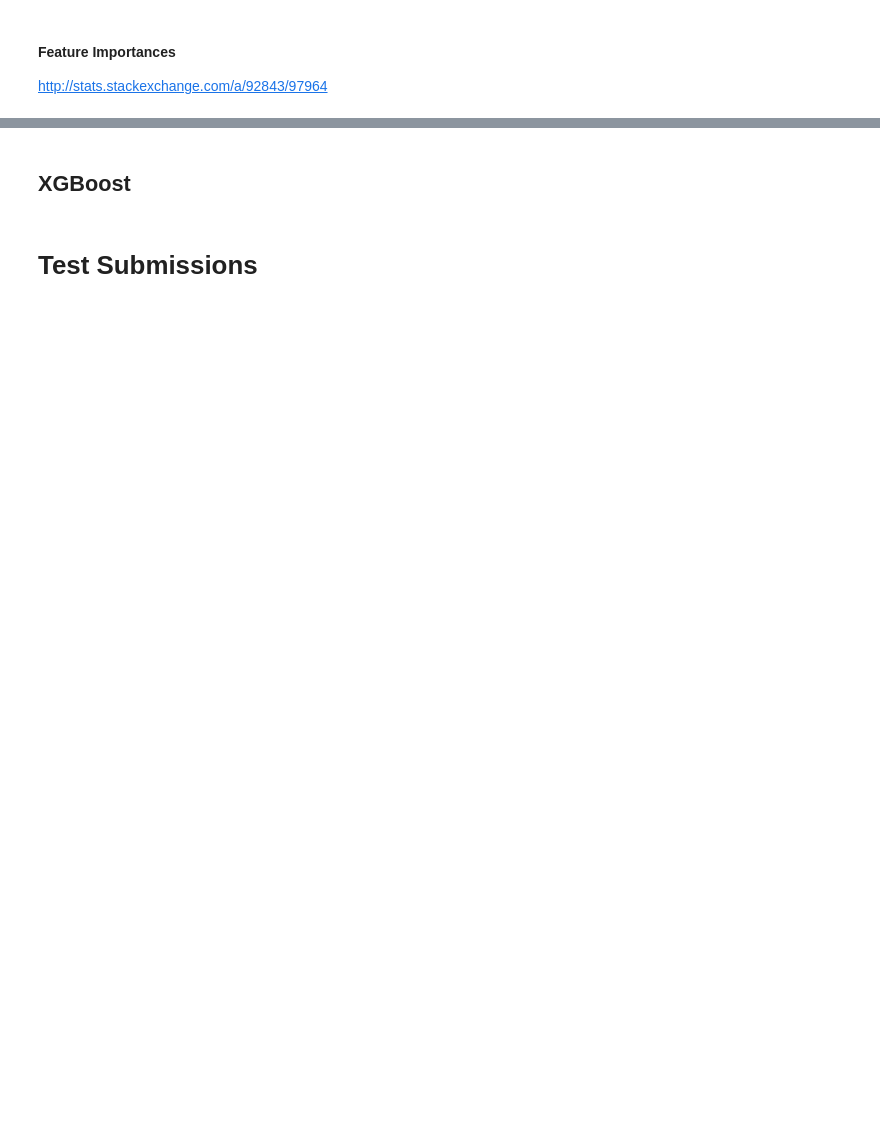
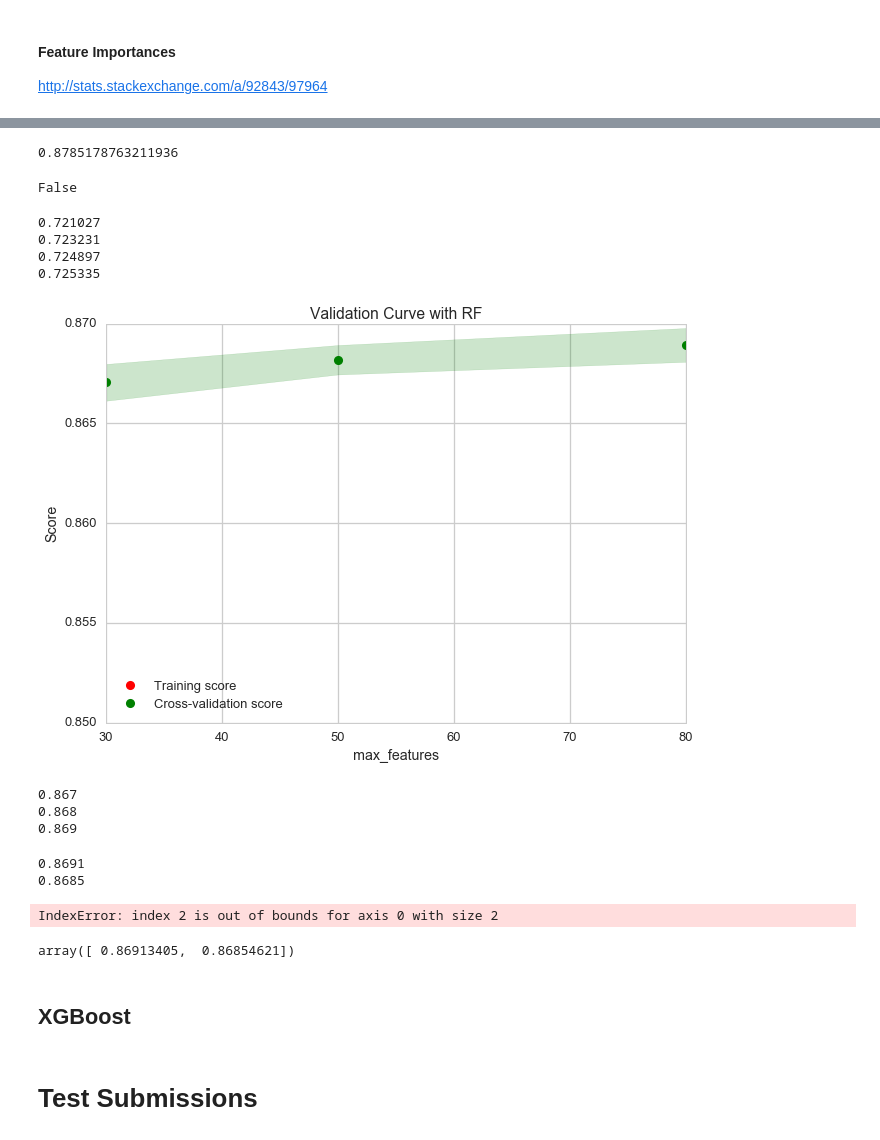
Before and after one commit to darkruby501/AirBnBKaggle, a Jupyter notebook: FINAL - Consolidated.ipynb, the cells around one changed output, grey strips where cells are left out. Saved outputs shown, nothing was run; the diff lists cells and outputs as text; code cells hidden in the pictures; blank space fills up the shorter version.

```diff
--- a/FINAL - Consolidated.ipynb
+++ b/FINAL - Consolidated.ipynb
@@ -873,3 +960,67 @@ sns.barplot(y=FeatureImportances.index[0:k],x=FeatureImportances.head(k))
+# %%
+valid_scores[4,2]
+# %% [output]
+0.8785178763211936
+# %%
+RF.oob_score
+# %% [output]
+False
+# %%
+for i in range(0,4):
+    print('{0:5f}'.format(test_scores_mean[i]))
+# %% [output]
+0.721027
+0.723231
+0.724897
+0.725335
+# %%
+from sklearn.learning_curve import validation_curve
+
+train_scores, valid_scores = validation_curve(RandomForestClassifier(n_jobs=-1,class_weight='balanced')
+                                              , X, y, "max_features", [80,100],cv=StratifiedKFold(y,n_folds=5,shuffle=True),
+                                              scoring= ndcg_scorer)
+# %%
+train_scores_mean = np.mean(train_scores, axis=1)
+train_scores_std = np.std(train_scores, axis=1)
+test_scores_mean = np.mean(valid_scores, axis=1)
+test_scores_std = np.std(valid_scores, axis=1)
+
+param_range = [30,50,80]
+
+plt.title("Validation Curve with RF")
+plt.xlabel("max_features")
+plt.ylabel("Score")
+plt.ylim(0.85, 0.87)
+plt.plot(param_range, train_scores_mean,'ro', label="Training score", color="r")
+plt.fill_between(param_range, train_scores_mean - train_scores_std,
+                 train_scores_mean + train_scores_std, alpha=0.2, color="r")
+plt.plot(param_range, test_scores_mean,'go', label="Cross-validation score",
+             color="g")
+plt.fill_between(param_range, test_scores_mean - test_scores_std,
+                 test_scores_mean + test_scores_std, alpha=0.2, color="g")
+plt.legend(loc="best")
+plt.show()
+# %% [output]
+[figure, added]
+# %%
+for i in range(0,3):
+    print('{0:.3f}'.format(test_scores_mean[i]))
+# %% [output]
+0.867
+0.868
+0.869
+# %%
+test_scores_mean = np.mean(valid_scores, axis=1)
+for i in range(0,3):
+    print('{0:.4f}'.format(test_scores_mean[i]))
+# %% [output]
+0.8691
+0.8685
+IndexError: index 2 is out of bounds for axis 0 with size 2
+# %%
+np.mean(valid_scores,axis=1)
+# %% [output]
+array([ 0.86913405,  0.86854621])
 # %% [markdown]
 ## XGBoost
 # %%
```
Also changed, not shown: parts of 21 cells of this notebook, 6 other files.
